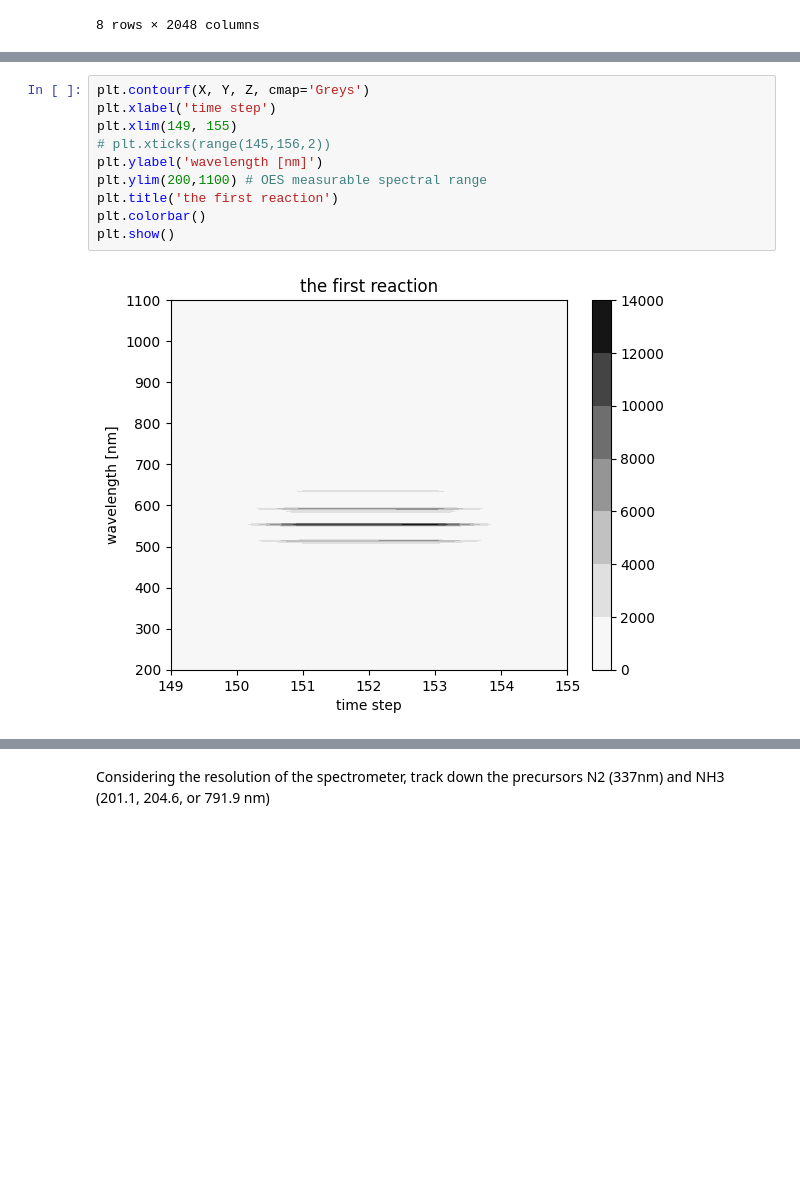
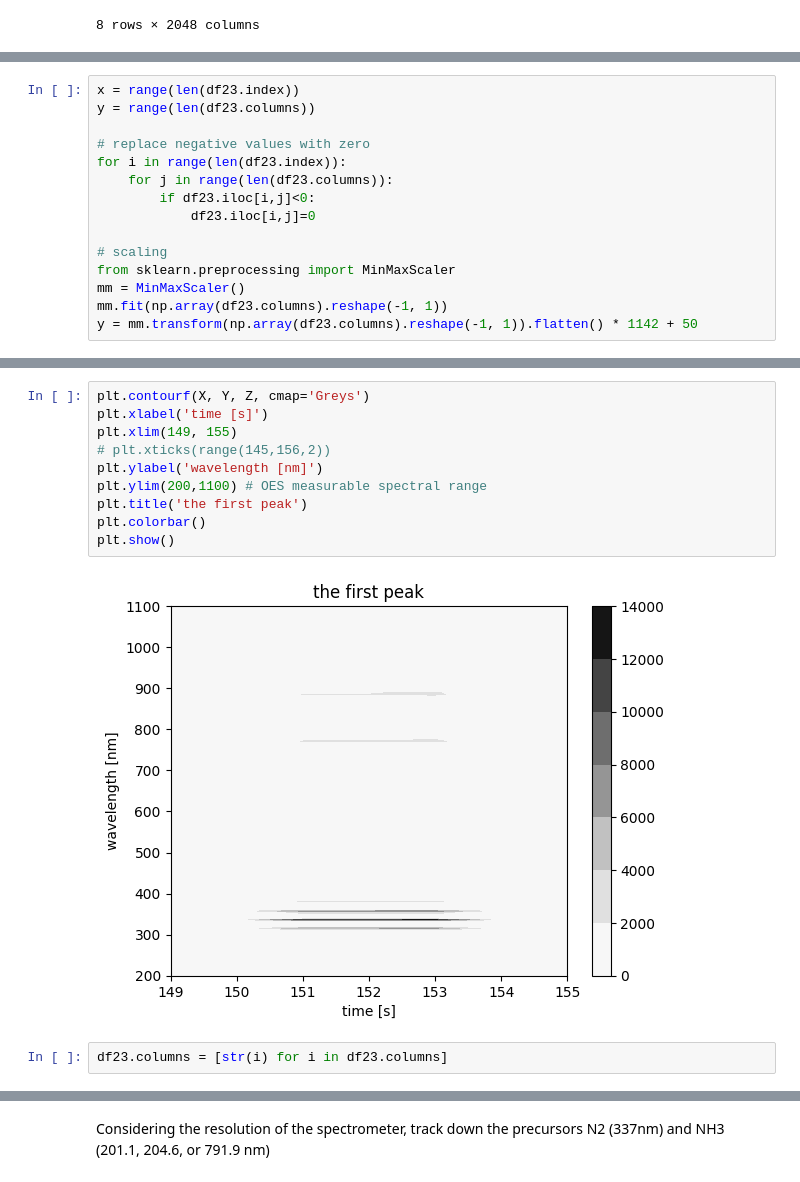
Before and after one commit to Materials-and-Devices-Center-under-KETI/OES_data, a Jupyter notebook: oes_test_new.ipynb, the cells around one changed output, grey strips where cells are left out. Drawn from its saved outputs; the diff is of its cells as text; blank space fills up the shorter version.

```diff
--- a/oes_test_new.ipynb
+++ b/oes_test_new.ipynb
@@ -124,0 +107,15 @@ plt.show()
+# %%
+x = range(len(df23.index))
+y = range(len(df23.columns))
+
+# replace negative values with zero
+for i in range(len(df23.index)):
+    for j in range(len(df23.columns)):
+        if df23.iloc[i,j]<0:
+            df23.iloc[i,j]=0
+
+# scaling
+from sklearn.preprocessing import MinMaxScaler
+mm = MinMaxScaler()
+mm.fit(np.array(df23.columns).reshape(-1, 1))
+y = mm.transform(np.array(df23.columns).reshape(-1, 1)).flatten() * 1142 + 50
@@ -125,15 +134,17 @@ plt.show()
 # %%
 plt.contourf(X, Y, Z, cmap='Greys')
-plt.xlabel('time step')
+plt.xlabel('time [s]')
 plt.xlim(149, 155)
 # plt.xticks(range(145,156,2))
 plt.ylabel('wavelength [nm]')
 plt.ylim(200,1100) # OES measurable spectral range
-plt.title('the first reaction')
+plt.title('the first peak')
 plt.colorbar()
 plt.show()
 # %% [output]
-[figure, old version]
+[figure, new version]
+# %%
+df23.columns = [str(i) for i in df23.columns]
 # %%
 # to find numbers close to 100, 200, ..., 1100
 cst_xticks = []
```
Also changed, not shown: parts of 19 cells of this notebook.
